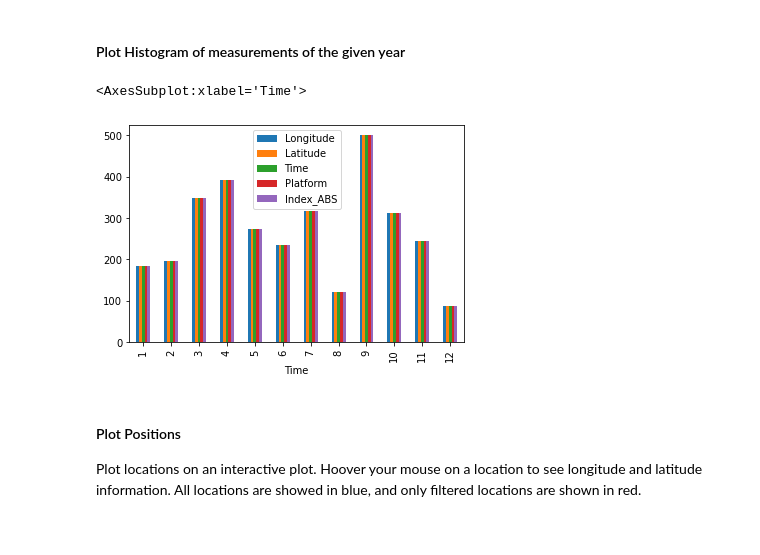
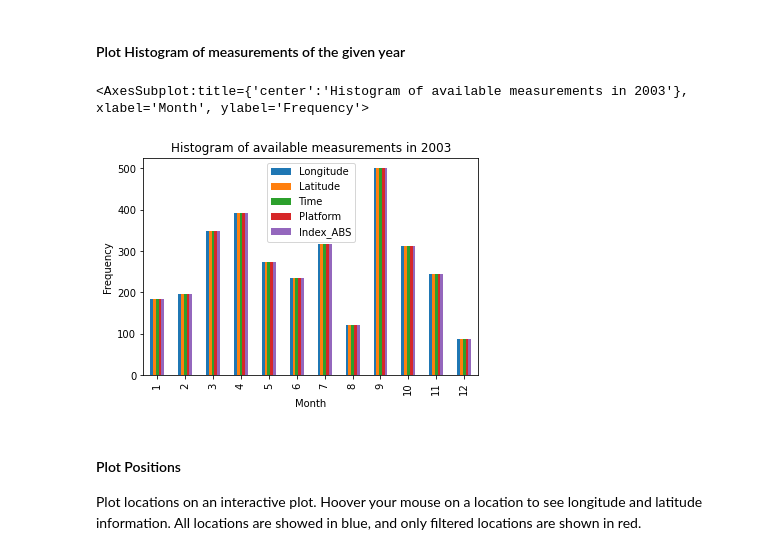
Before and after one commit to ec-intaros/iaos-showcase-app-Barents-Sea-CTD, a Jupyter notebook: Barrents sea - Producer Notebook (draft).ipynb, the cells around one changed output. Drawn from its saved outputs; the diff is of its cells as text; code cells hidden in the pictures.

```diff
--- a/Barrents sea - Producer Notebook (draft).ipynb
+++ b/Barrents sea - Producer Notebook (draft).ipynb
@@ -155,12 +175,26 @@ Access data using the dds info, to retrieve the dimensions of the data for each
 # %%
+# !pip install lxml
+from lxml import html
+import requests
+
 # Get dds info, and assign max dimensions to TIME and DEPTH
 pc_dim_dict = {}
 time_stop_dict = {}
 depth_stop_dict = {}
 
-for pc in platform_codes:
+# get all content of the server_url, and then filter it with year and available platforms
 
-    dds = f'{server_url}/58{pc}_CTD_{year}.nc.dds'
+page = requests.get(server_url)
+webpage = html.fromstring(page.content)
+
+urls_filtered = [p for p in webpage.xpath('//a/@href') if p.endswith(str(year)+'.nc.dds')]
+
+for u in urls_filtered:
+
+    dds = f'{server_url}/{u}'; print(dds)
+
+    # Find platform code
+    pc = dds.split('_')[0][-2:]
 
     pc_dim_dict[pc] = retrieveDDSinfo(dds)
 
@@ -290,10 +329,13 @@ Merged dataframe with all platforms. Total of 3209 measurement locations
 # %% [markdown]
 #### Plot Histogram of measurements of the given year
 # %%
-position_df.groupby(position_df["Time"].dt.month).count().plot(kind="bar")
+position_df.groupby(position_df["Time"].dt.month).count().plot(kind="bar",
+                                                               title=(f'Histogram of available measurements in {year}'),
+                                                               xlabel='Month',
+                                                               ylabel='Frequency')
 # %% [output]
-<AxesSubplot:xlabel='Time'>
+<AxesSubplot:title={'center':'Histogram of available measurements in 2003'}, xlabel='Month', ylabel='Frequency'>
-[figure, old version]
+[figure, new version]
 # %% [markdown]
 #### Plot Positions
 Plot locations on an interactive plot. Hoover your mouse on a location to see longitude and latitude information. All locations are showed in blue, and only filtered locations are shown in red.
```
Also changed, not shown: parts of 29 cells of this notebook.
